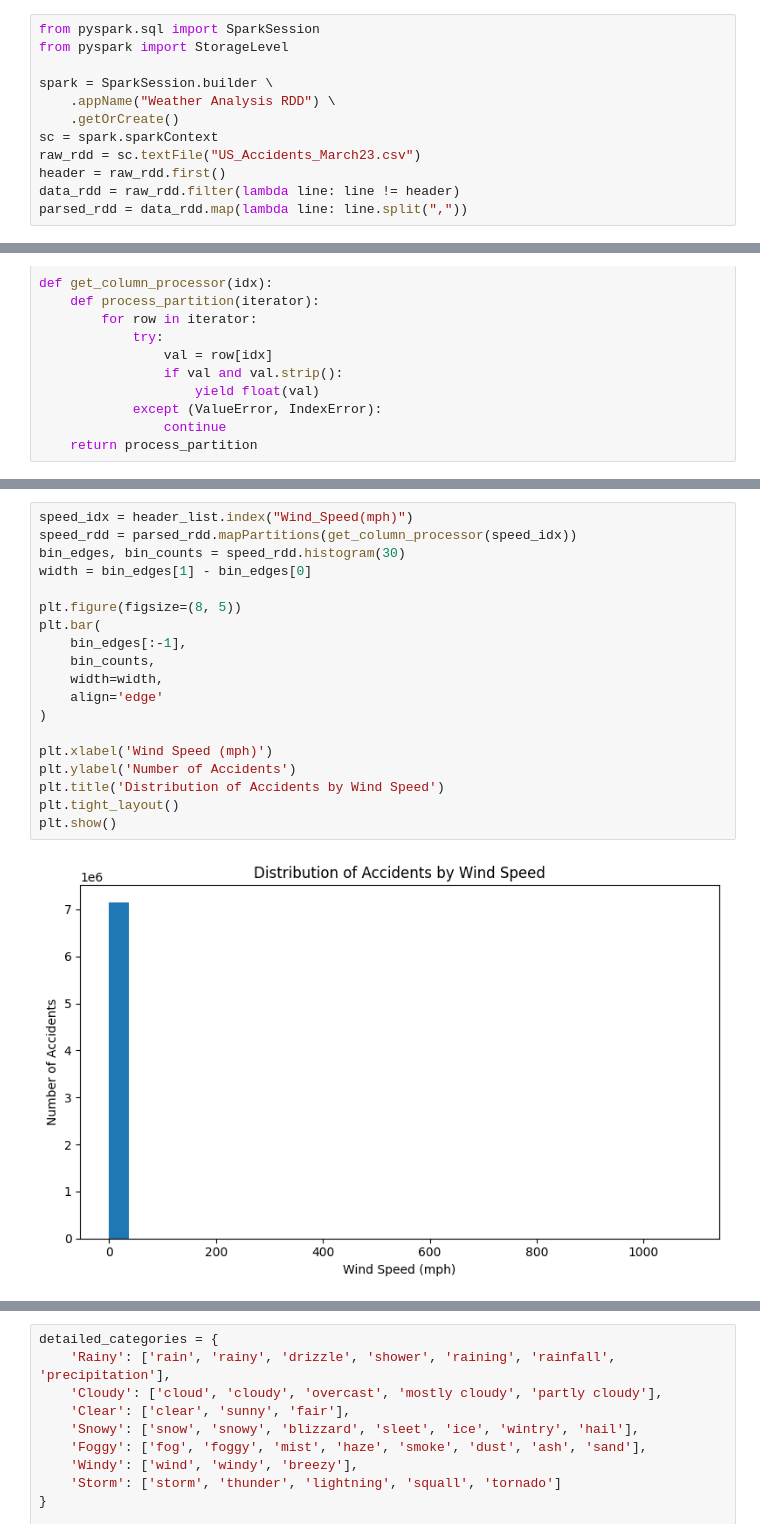
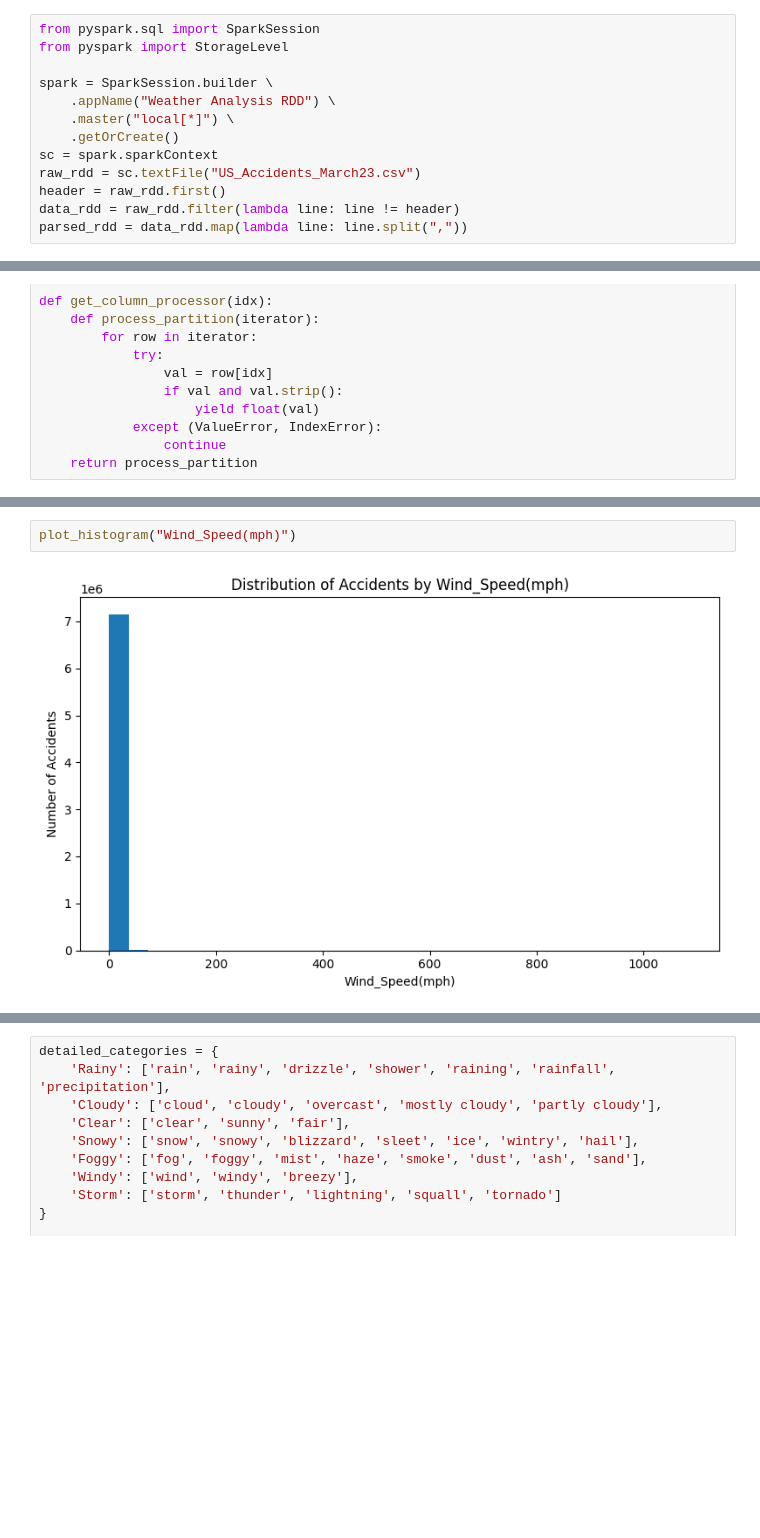
Before and after one commit to liw3n/us_accidents_analysis, a Jupyter notebook: weather_analysis_pyspark.ipynb, the cells around one changed output, grey strips where cells are left out. Cells and saved outputs as stored; diff of their text form; blank space fills up the shorter version.

```diff
--- a/weather_analysis_pyspark.ipynb
+++ b/weather_analysis_pyspark.ipynb
@@ -4,6 +4,7 @@ from pyspark import StorageLevel
 
 spark = SparkSession.builder \
     .appName("Weather Analysis RDD") \
+    .master("local[*]") \
     .getOrCreate()
 sc = spark.sparkContext
 raw_rdd = sc.textFile("US_Accidents_March23.csv")
@@ -177,22 +120,5 @@ plt.show()
 # %%
-speed_idx = header_list.index("Wind_Speed(mph)")
-speed_rdd = parsed_rdd.mapPartitions(get_column_processor(speed_idx))
-bin_edges, bin_counts = speed_rdd.histogram(30)
-width = bin_edges[1] - bin_edges[0]
-
-plt.figure(figsize=(8, 5))
-plt.bar(
-    bin_edges[:-1],
-    bin_counts,
-    width=width,
-    align='edge'
-)
-
-plt.xlabel('Wind Speed (mph)')
-plt.ylabel('Number of Accidents')
-plt.title('Distribution of Accidents by Wind Speed')
-plt.tight_layout()
-plt.show()
+plot_histogram("Wind_Speed(mph)")
 # %% [output]
-[figure, old version]
+[figure, new version]
 # %%
```
Also changed, not shown: parts of 13 cells of this notebook, 2 other files.
